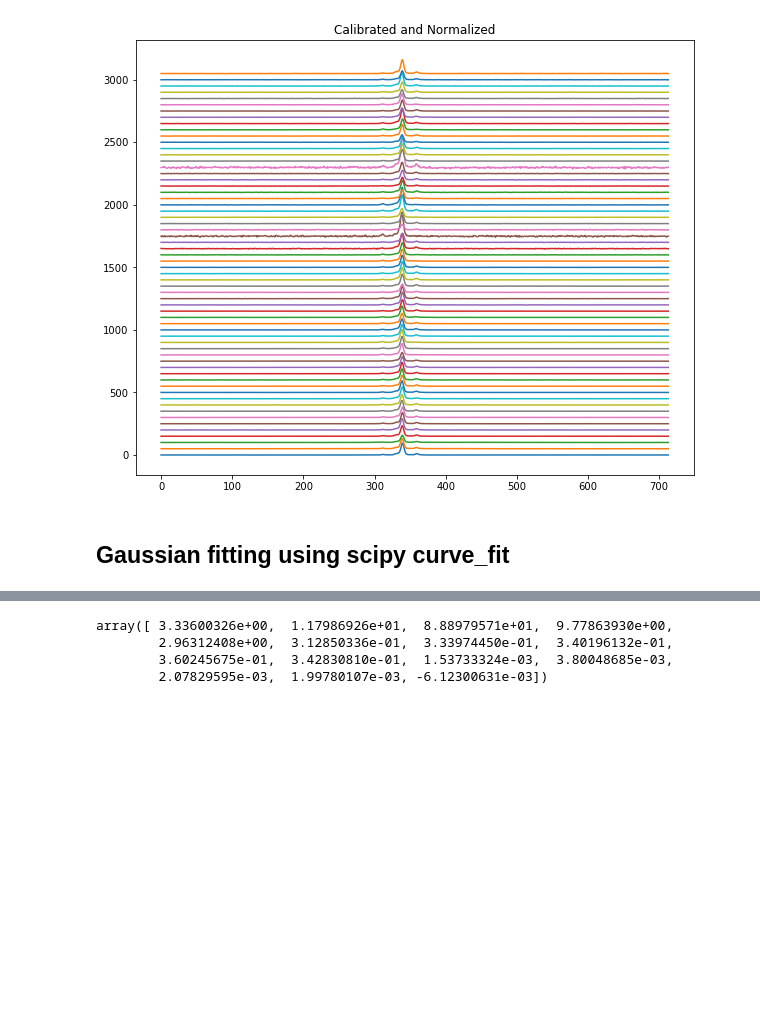
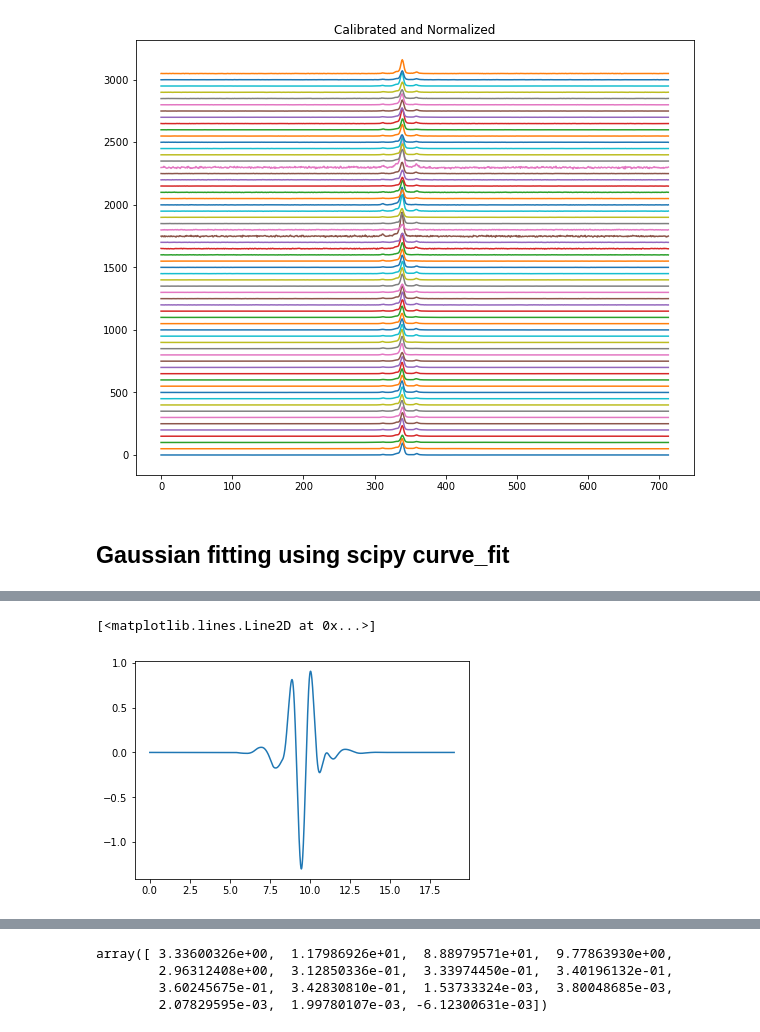
Before and after one commit to minyoungk99/IRES, a Jupyter notebook: J0332_gaussian_fitting.ipynb, the cells around one changed output, grey strips where cells are left out. Cells and saved outputs as stored; diff of their text form; code cells hidden in the pictures; blank space fills up the shorter version.

```diff
--- a/J0332_gaussian_fitting.ipynb
+++ b/J0332_gaussian_fitting.ipynb
@@ -136,0 +138,7 @@ for i in range(len(amp)):
+# %%
+pywt.wavelist(kind='discrete')
+wavelet = pywt.Wavelet('sym10')
+plt.plot(wavelet.wavefun()[2], wavelet.wavefun()[1])
+# %% [output]
+[<matplotlib.lines.Line2D at 0x...>]
+[figure, added]
```
Also changed, not shown: parts of 7 cells of this notebook, 1 other file.
